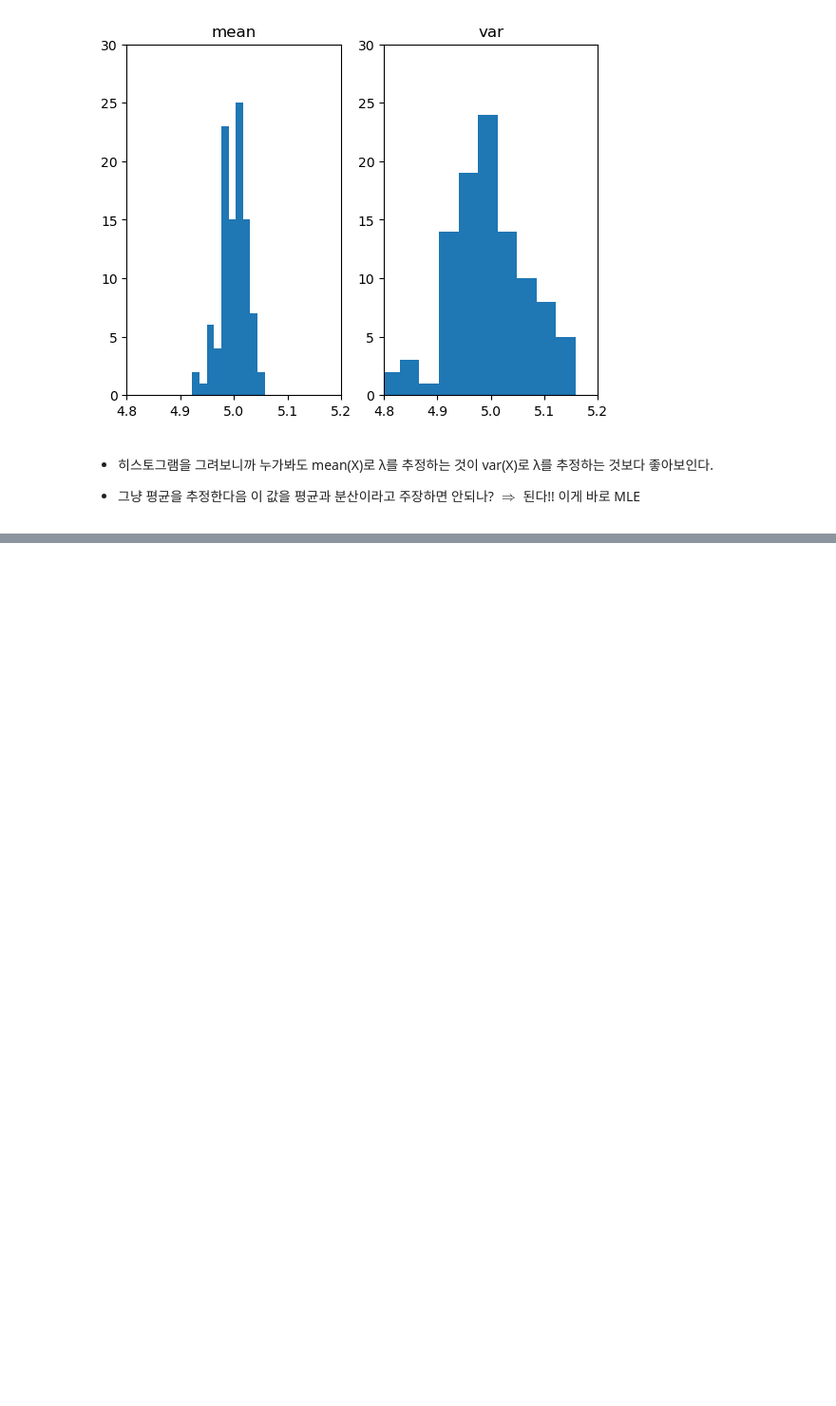
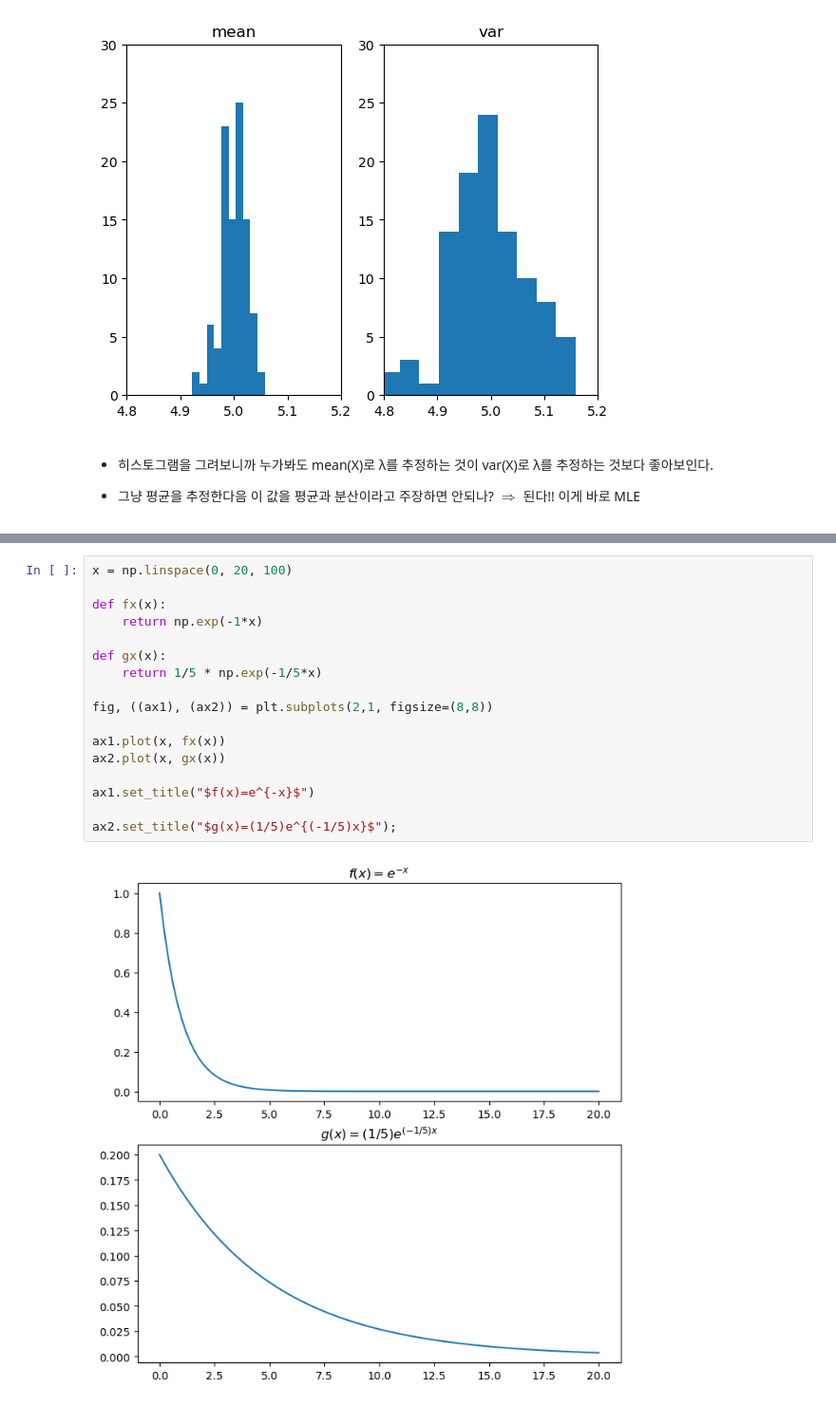
Before and after one commit to star77sa/star77sa.github.io, a Jupyter notebook: posts/Statistics/SC.ipynb, the cells around one changed output, grey strips where cells are left out. Shown at 95% size. Cells and saved outputs as stored; diff of their text form; blank space fills up the shorter version.

```diff
--- a/posts/Statistics/SC.ipynb
+++ b/posts/Statistics/SC.ipynb
@@ -225,0 +311,19 @@ ax2.set_title("var");
+# %%
+x = np.linspace(0, 20, 100)
+
+def fx(x):
+    return np.exp(-1*x)
+
+def gx(x):
+    return 1/5 * np.exp(-1/5*x)
+
+fig, ((ax1), (ax2)) = plt.subplots(2,1, figsize=(8,8))
+
+ax1.plot(x, fx(x))
+ax2.plot(x, gx(x))
+
+ax1.set_title("$f(x)=e^{-x}$")
+
+ax2.set_title("$g(x)=(1/5)e^{(-1/5)x}$");
+# %% [output]
+[figure, added]
```
Also changed, not shown: parts of 26 cells of this notebook, 8 other files.
